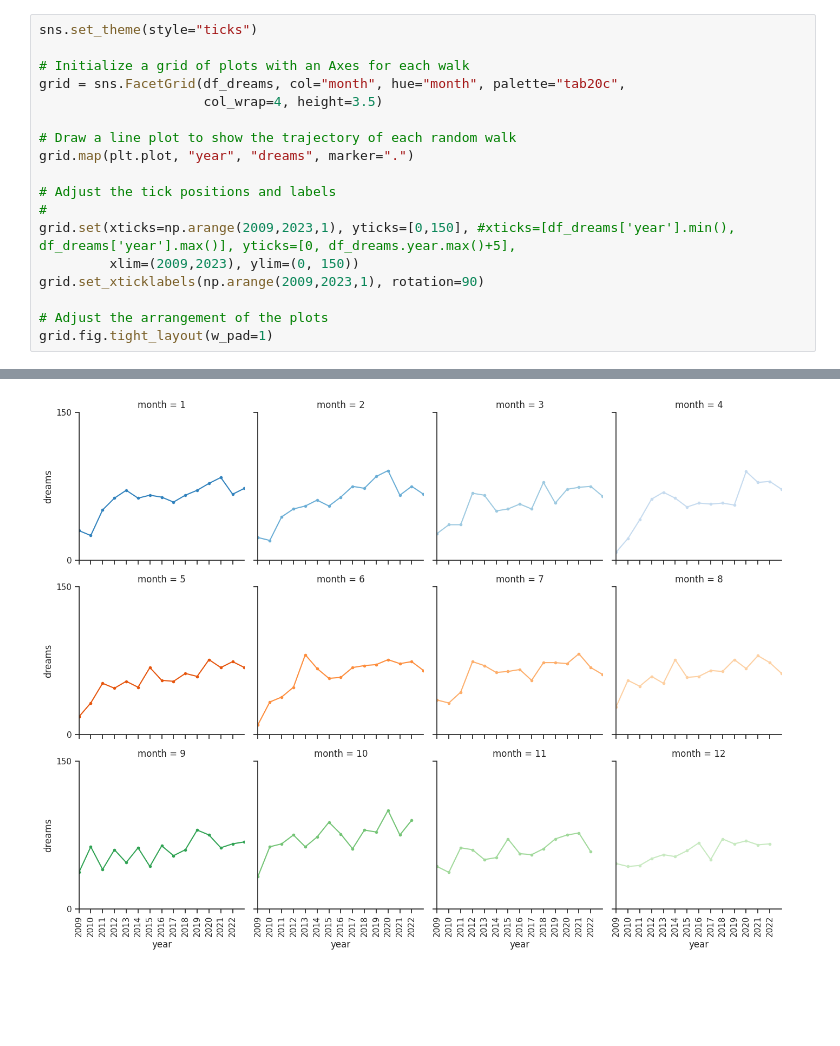
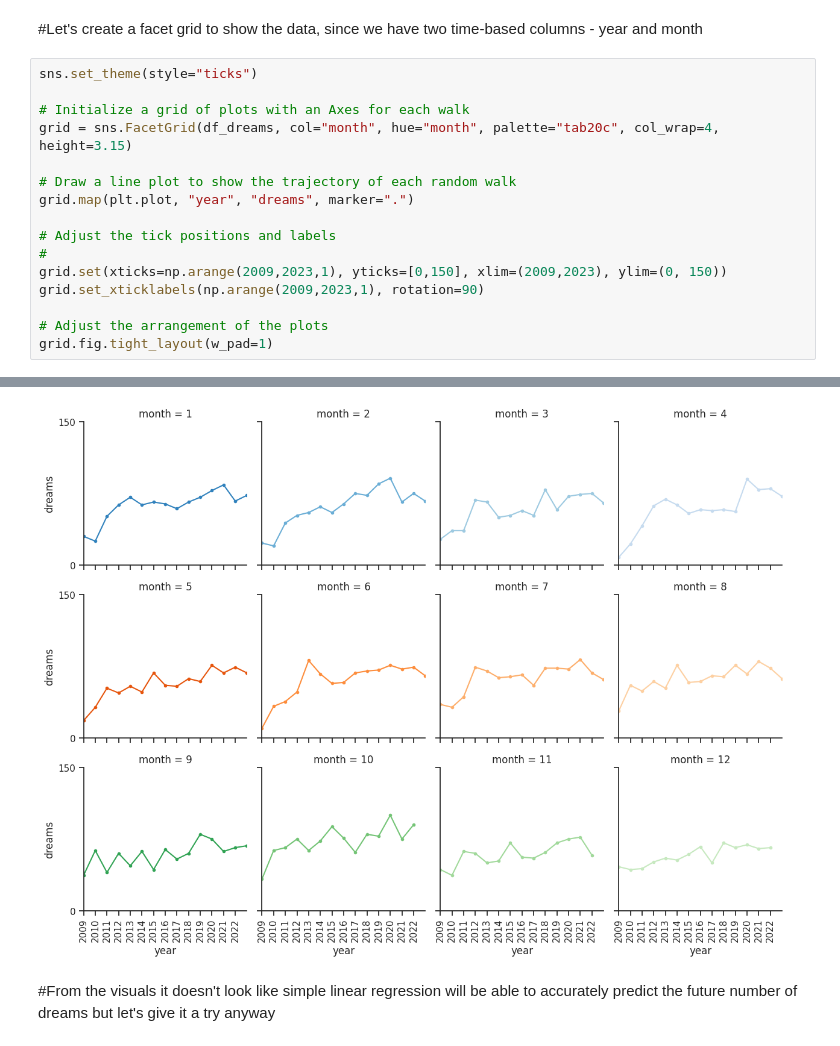
Before and after one commit to supercarp/makeovermonday, a Jupyter notebook: makeover_monday_week_40.ipynb, the cells around one changed output, grey strips where cells are left out. Drawn from its saved outputs; the diff is of its cells as text; blank space fills up the shorter version.

```diff
--- a/makeover_monday_week_40.ipynb
+++ b/makeover_monday_week_40.ipynb
@@ -188,17 +206,17 @@ sns.boxplot(data=df_dreams, x='dreams', y='month', orient='h');
+# %% [markdown]
+#Let's create a facet grid to show the data, since we have two time-based columns - year and month
 # %%
 sns.set_theme(style="ticks")
 
 # Initialize a grid of plots with an Axes for each walk
-grid = sns.FacetGrid(df_dreams, col="month", hue="month", palette="tab20c",
-                     col_wrap=4, height=3.5)
+grid = sns.FacetGrid(df_dreams, col="month", hue="month", palette="tab20c", col_wrap=4, height=3.15)
 
 # Draw a line plot to show the trajectory of each random walk
 grid.map(plt.plot, "year", "dreams", marker=".")
 
 # Adjust the tick positions and labels
 #
-grid.set(xticks=np.arange(2009,2023,1), yticks=[0,150], #xticks=[df_dreams['year'].min(), df_dreams['year'].max()], yticks=[0, df_dreams.year.max()+5],
-         xlim=(2009,2023), ylim=(0, 150))
+grid.set(xticks=np.arange(2009,2023,1), yticks=[0,150], xlim=(2009,2023), ylim=(0, 150))
 grid.set_xticklabels(np.arange(2009,2023,1), rotation=90)
 
 # Adjust the arrangement of the plots
@@ -208,2 +227,4 @@ grid.fig.tight_layout(w_pad=1)
-[figure, old version]
+[figure, new version]
+# %% [markdown]
+#From the visuals it doesn't look like simple linear regression will be able to accurately predict the future number of dreams but let's give it a try anyway
 # %%
```
Also changed, not shown: parts of 37 cells of this notebook.
